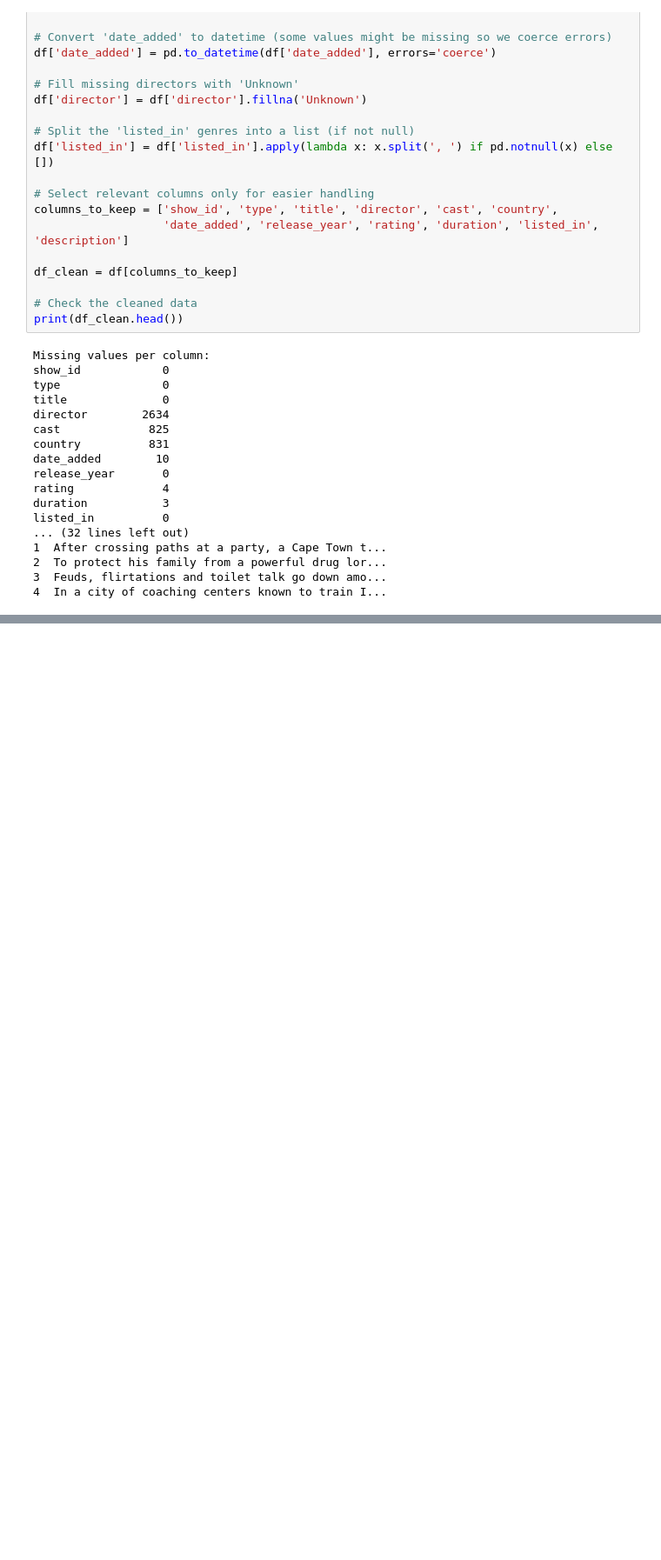
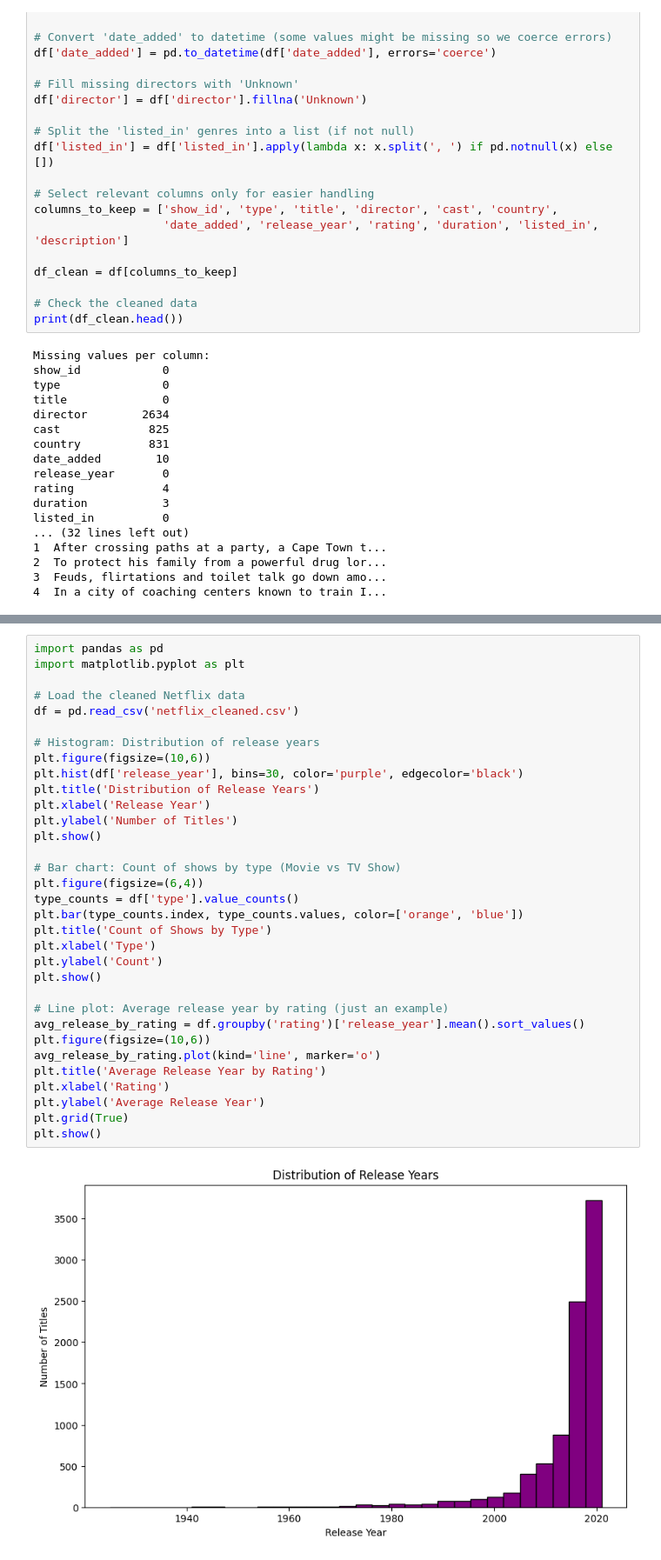
Before and after one commit to AntoniosVio/Netflix-shows-movies, a Jupyter notebook: Notebooks/netflix_etl.ipynb, the cells around one changed output, grey strips where cells are left out. Shown at 87% size. Saved outputs shown, nothing was run; the diff lists cells and outputs as text; blank space fills up the shorter version.

```diff
--- a/Notebooks/netflix_etl.ipynb
+++ b/Notebooks/netflix_etl.ipynb
@@ -73,0 +233,35 @@ listed_in          0
+# %%
+import pandas as pd
+import matplotlib.pyplot as plt
+
+# Load the cleaned Netflix data
+df = pd.read_csv('netflix_cleaned.csv')
+
+# Histogram: Distribution of release years
+plt.figure(figsize=(10,6))
+plt.hist(df['release_year'], bins=30, color='purple', edgecolor='black')
+plt.title('Distribution of Release Years')
+plt.xlabel('Release Year')
+plt.ylabel('Number of Titles')
+plt.show()
+
+# Bar chart: Count of shows by type (Movie vs TV Show)
+plt.figure(figsize=(6,4))
+type_counts = df['type'].value_counts()
+plt.bar(type_counts.index, type_counts.values, color=['orange', 'blue'])
+plt.title('Count of Shows by Type')
+plt.xlabel('Type')
+plt.ylabel('Count')
+plt.show()
+
+# Line plot: Average release year by rating (just an example)
+avg_release_by_rating = df.groupby('rating')['release_year'].mean().sort_values()
+plt.figure(figsize=(10,6))
+avg_release_by_rating.plot(kind='line', marker='o')
+plt.title('Average Release Year by Rating')
+plt.xlabel('Rating')
+plt.ylabel('Average Release Year')
+plt.grid(True)
+plt.show()
+# %% [output]
+[figure, added]
```
Also changed, not shown: parts of 19 cells of this notebook, 3 other files.
